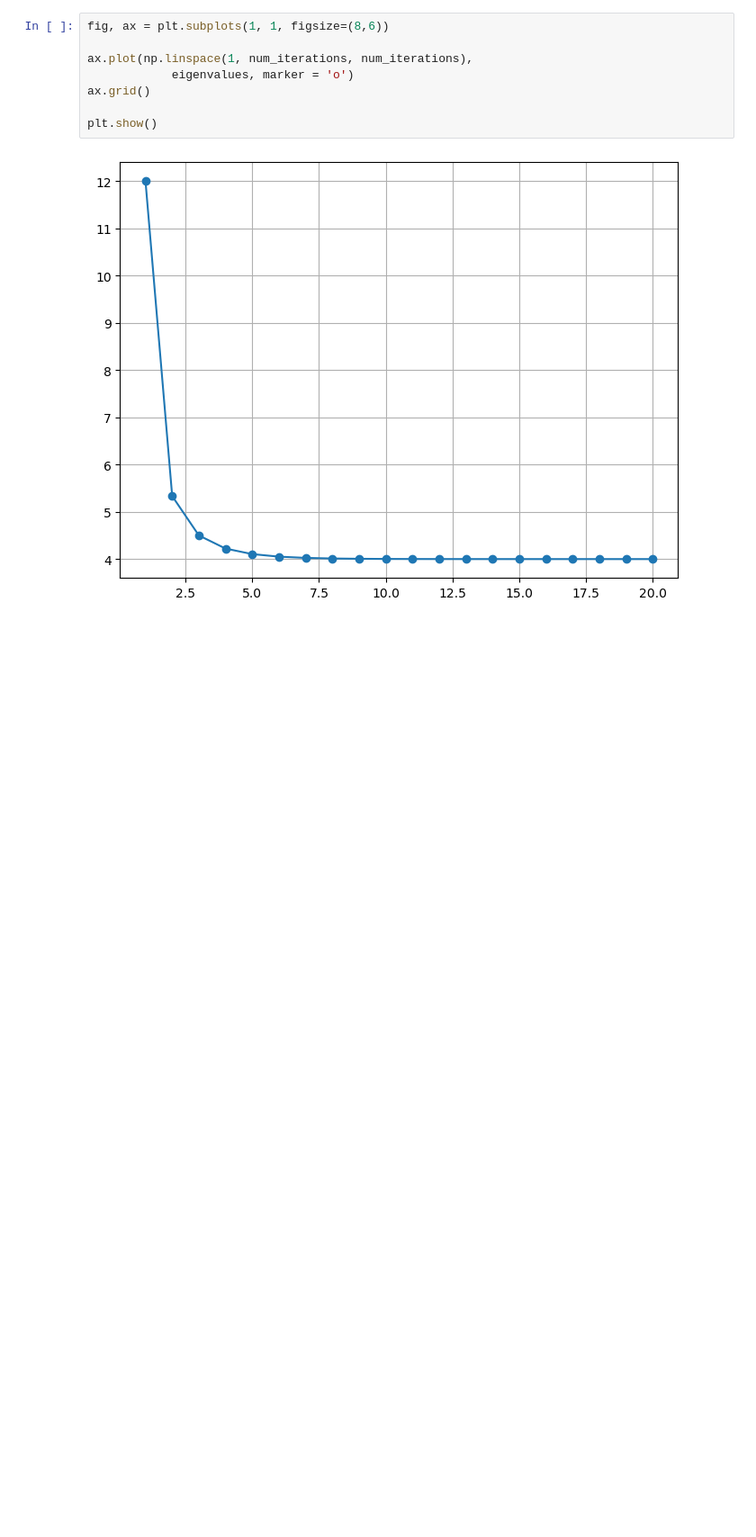
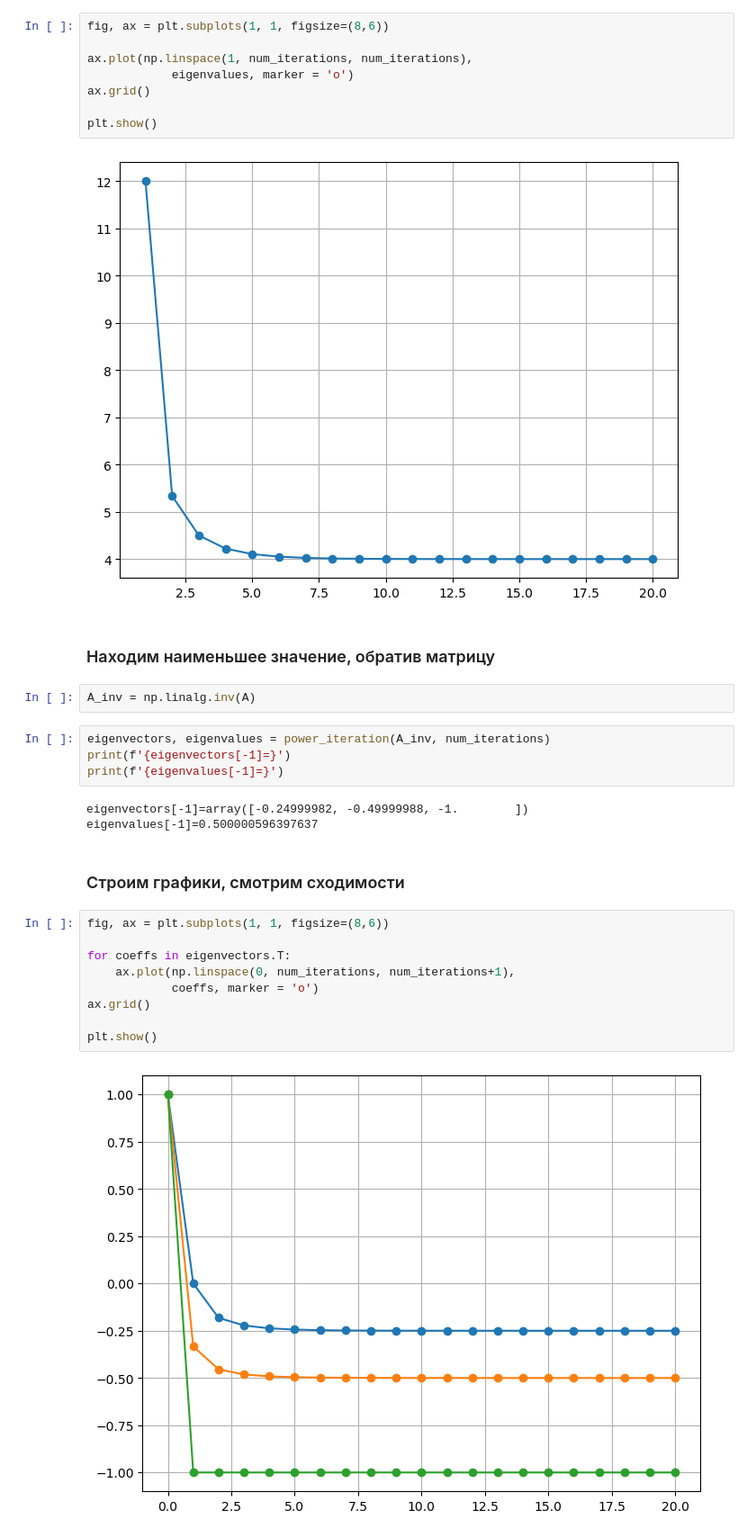
Before and after one commit to gshigin/gos-programming, a Jupyter notebook: nummeth/task_3/Kuznetsov.ipynb, the cells around one changed output. Shown at 90% size. Cells and saved outputs as stored; diff of their text form; blank space fills up the shorter version.

```diff
--- a/nummeth/task_3/Kuznetsov.ipynb
+++ b/nummeth/task_3/Kuznetsov.ipynb
@@ -101,3 +101,27 @@ ax.grid()
 plt.show()
 # %% [output]
 [figure]
+# %% [markdown]
+### Находим наименьшее значение, обратив матрицу
+# %%
+A_inv = np.linalg.inv(A)
+# %%
+eigenvectors, eigenvalues = power_iteration(A_inv, num_iterations)
+print(f'{eigenvectors[-1]=}')
+print(f'{eigenvalues[-1]=}')
+# %% [output]
+eigenvectors[-1]=array([-0.24999982, -0.49999988, -1.        ])
+eigenvalues[-1]=0.500000596397637
+# %% [markdown]
+### Строим графики, смотрим сходимости
+# %%
+fig, ax = plt.subplots(1, 1, figsize=(8,6))
+
+for coeffs in eigenvectors.T:
+    ax.plot(np.linspace(0, num_iterations, num_iterations+1),
+            coeffs, marker = 'o')
+ax.grid()
+
+plt.show()
+# %% [output]
+[figure, added]
```
Also changed, not shown: parts of 1 cell of this notebook.
